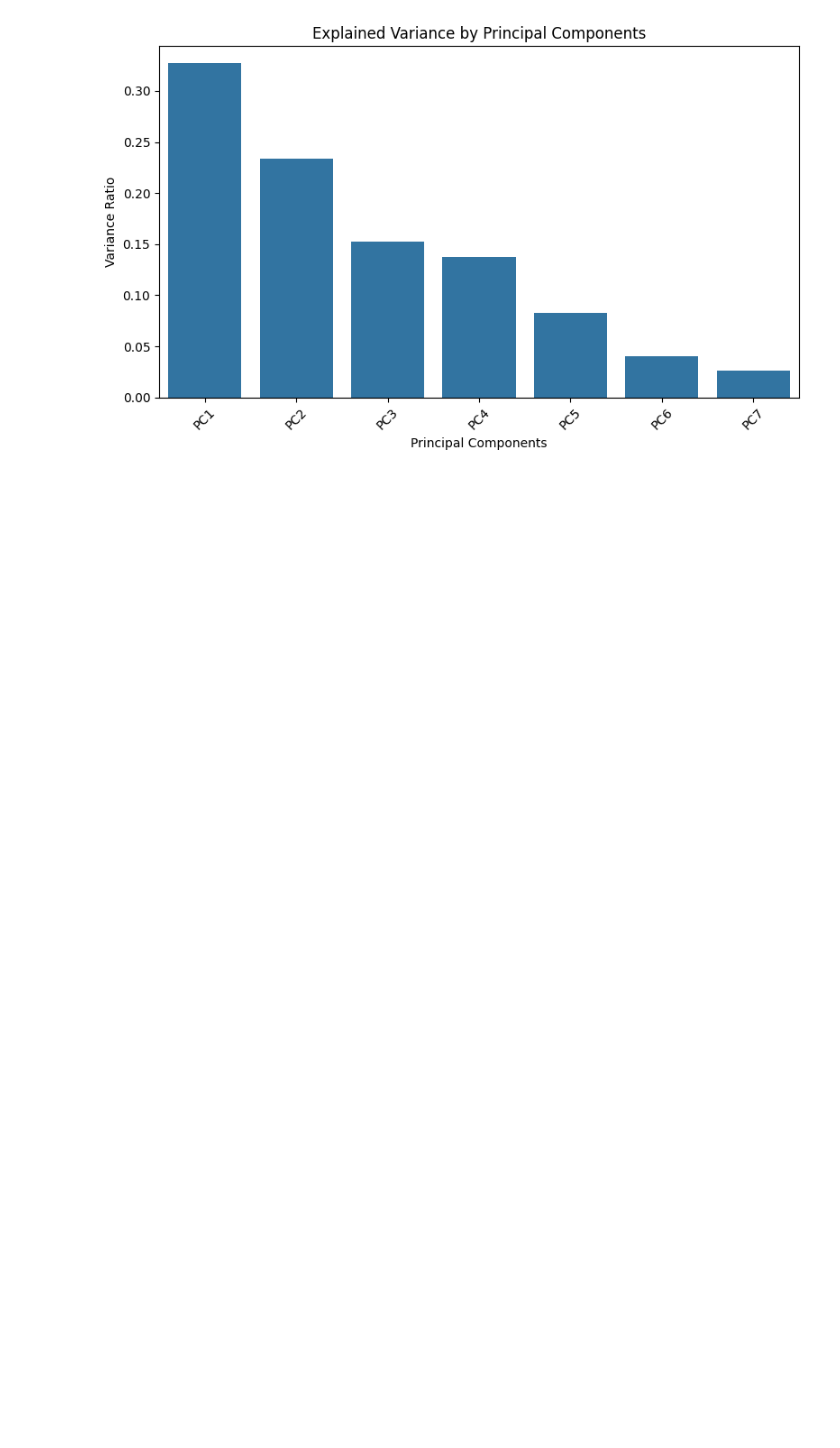
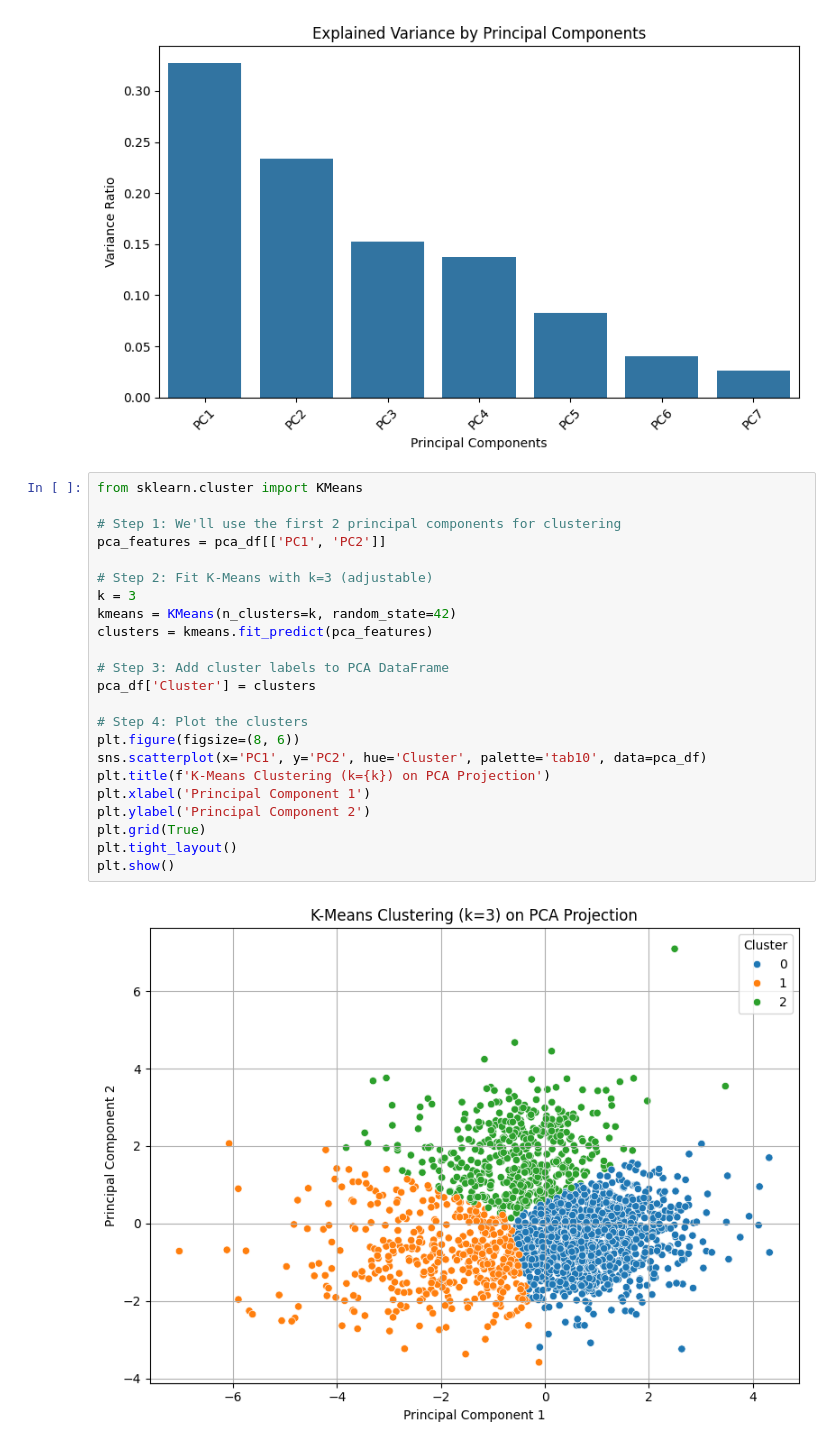
Before and after one commit to tiao1314/valorant-data, a Jupyter notebook: vppi_analysis.ipynb, the cells around one changed output. Saved outputs shown, nothing was run; the diff lists cells and outputs as text; blank space fills up the shorter version.

```diff
--- a/vppi_analysis.ipynb
+++ b/vppi_analysis.ipynb
@@ -282,3 +318,28 @@ plt.show()
 # %% [output]
 [figure]
 [figure]
+# %%
+from sklearn.cluster import KMeans
+
+# Step 1: We'll use the first 2 principal components for clustering
+pca_features = pca_df[['PC1', 'PC2']]
+
+# Step 2: Fit K-Means with k=3 (adjustable)
+k = 3
+kmeans = KMeans(n_clusters=k, random_state=42)
+clusters = kmeans.fit_predict(pca_features)
+
+# Step 3: Add cluster labels to PCA DataFrame
+pca_df['Cluster'] = clusters
+
+# Step 4: Plot the clusters
+plt.figure(figsize=(8, 6))
+sns.scatterplot(x='PC1', y='PC2', hue='Cluster', palette='tab10', data=pca_df)
+plt.title(f'K-Means Clustering (k={k}) on PCA Projection')
+plt.xlabel('Principal Component 1')
+plt.ylabel('Principal Component 2')
+plt.grid(True)
+plt.tight_layout()
+plt.show()
+# %% [output]
+[figure, added]
```
Also changed, not shown: parts of 7 cells of this notebook.
